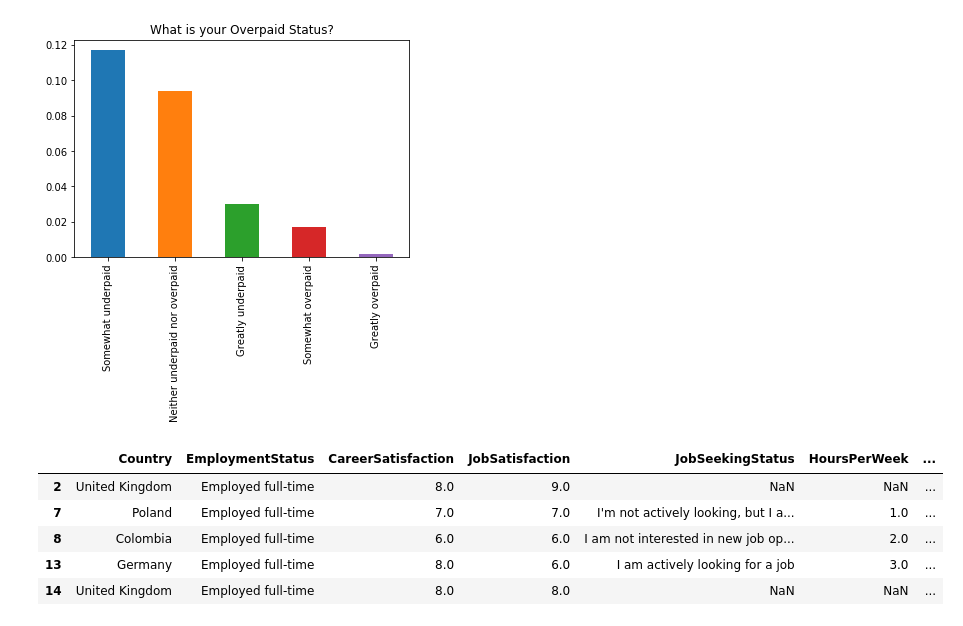
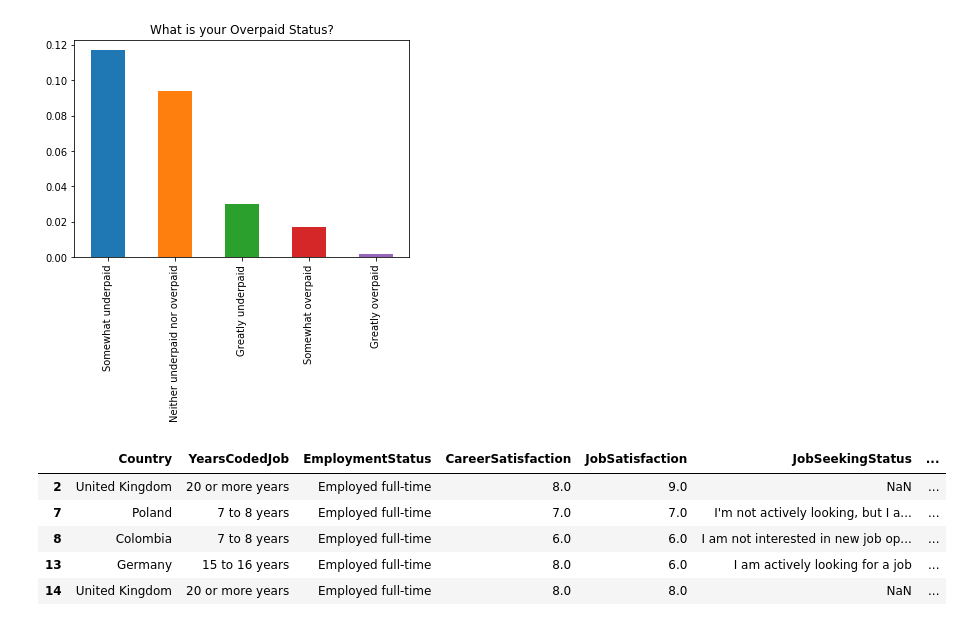
Before and after one commit to joshuayeung/Write-A-Data-Science-Blog-Post, a Jupyter notebook: Write a Data Science Blog Post.ipynb, the cells around one changed output. Saved outputs shown, nothing was run; the diff lists cells and outputs as text; code cells hidden in the pictures.

```diff
--- a/Write a Data Science Blog Post.ipynb
+++ b/Write a Data Science Blog Post.ipynb
@@ -99,14 +99,14 @@ plt.title("What is your Overpaid Status?");
 # %% [output]
 [figure]
 # %%
-useful_columns = ['Country', 'EmploymentStatus', 'CareerSatisfaction', 'JobSatisfaction', 'JobSeekingStatus', 'HoursPerWeek', 'Salary', 'west_or_east', 'Overpaid']
+useful_columns = ['Country', 'YearsCodedJob', 'EmploymentStatus', 'CareerSatisfaction', 'JobSatisfaction', 'JobSeekingStatus', 'HoursPerWeek', 'Salary', 'west_or_east', 'Overpaid']
 useful_df = pd.DataFrame(df.query("Professional == 'Professional developer' and (Gender == 'Male' or Gender == 'Female') and EmploymentStatus == 'Employed full-time'"))[useful_columns]
 useful_df.head()
 # %% [output]
-|  | Country | EmploymentStatus | CareerSatisfaction | JobSatisfaction | JobSeekingStatus | HoursPerWeek | ... |
-| 2 | United Kingdom | Employed full-time | 8.0 | 9.0 | NaN | NaN | ... |
-| 7 | Poland | Employed full-time | 7.0 | 7.0 | I'm not actively looking, but I a... | 1.0 | ... |
-| 8 | Colombia | Employed full-time | 6.0 | 6.0 | I am not interested in new job op... | 2.0 | ... |
-| 13 | Germany | Employed full-time | 8.0 | 6.0 | I am actively looking for a job | 3.0 | ... |
-| 14 | United Kingdom | Employed full-time | 8.0 | 8.0 | NaN | NaN | ... |
+|  | Country | YearsCodedJob | EmploymentStatus | CareerSatisfaction | JobSatisfaction | JobSeekingStatus | ... |
+| 2 | United Kingdom | 20 or more years | Employed full-time | 8.0 | 9.0 | NaN | ... |
+| 7 | Poland | 7 to 8 years | Employed full-time | 7.0 | 7.0 | I'm not actively looking, but I a... | ... |
+| 8 | Colombia | 7 to 8 years | Employed full-time | 6.0 | 6.0 | I am not interested in new job op... | ... |
+| 13 | Germany | 15 to 16 years | Employed full-time | 8.0 | 6.0 | I am actively looking for a job | ... |
+| 14 | United Kingdom | 20 or more years | Employed full-time | 8.0 | 8.0 | NaN | ... |
 # %%
```
Also changed, not shown: parts of 9 cells of this notebook.
